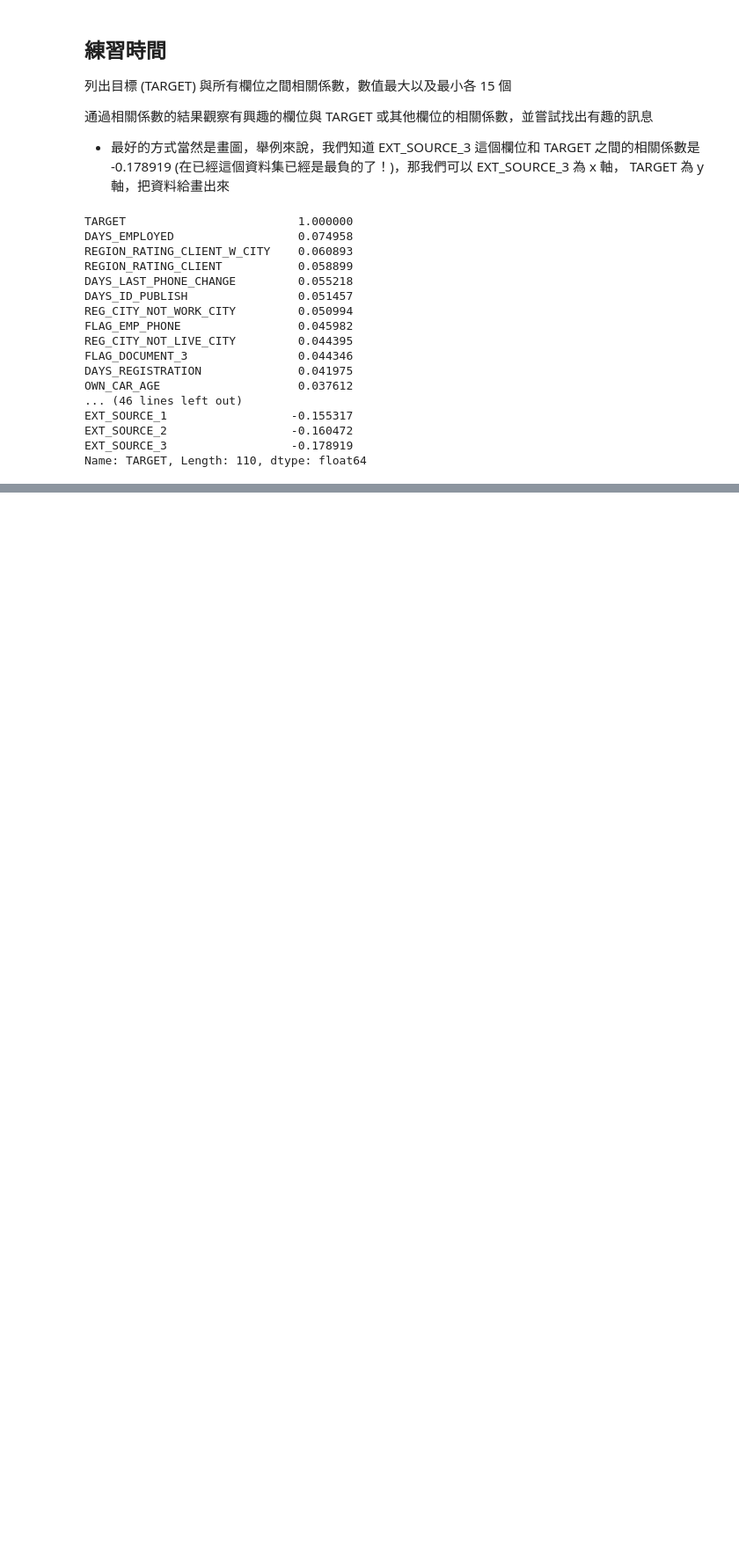
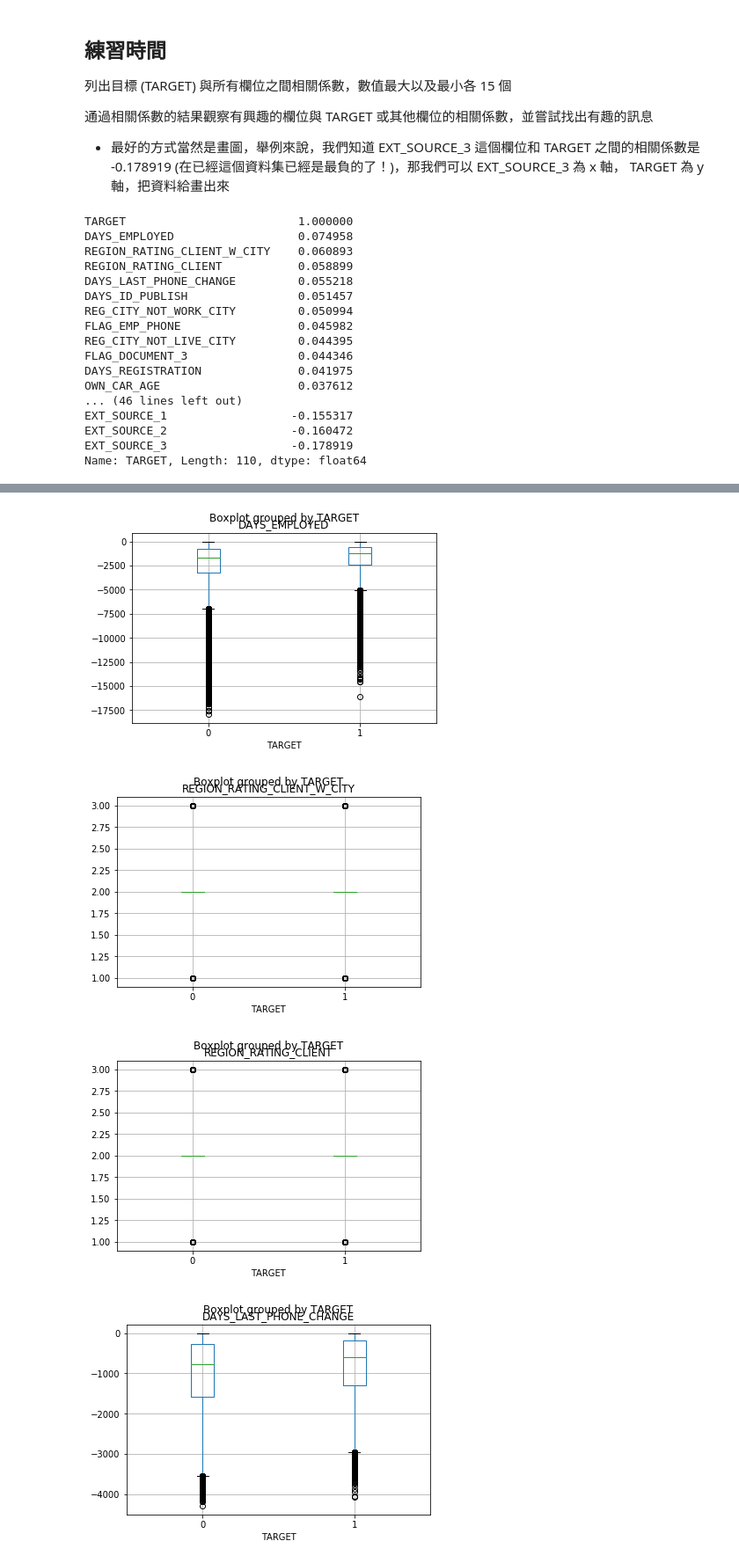
Before and after one commit to IanFan/ML100-Days_2, a Jupyter notebook: Day_010_HW.ipynb, the cells around one changed output, grey strips where cells are left out. Shown: that part at 88% size. Saved outputs shown, nothing was run; the diff lists cells and outputs as text; code cells hidden in the pictures; blank space fills up the shorter version.

Commit message:
correlation, draw boxplot

```diff
--- a/Day_010_HW.ipynb
+++ b/Day_010_HW.ipynb
@@ -169,0 +179,9 @@ for col in cr_sort_low.index.values:
+# %%
+for col in cr_sort_high.index.values:
+    app_train.boxplot(column=col,by='TARGET')
+    plt.show()
+# %% [output]
+[figure, added]
+[figure, added]
+[figure, added]
+[figure, added]
```
Also changed, not shown: parts of 6 cells of this notebook.
